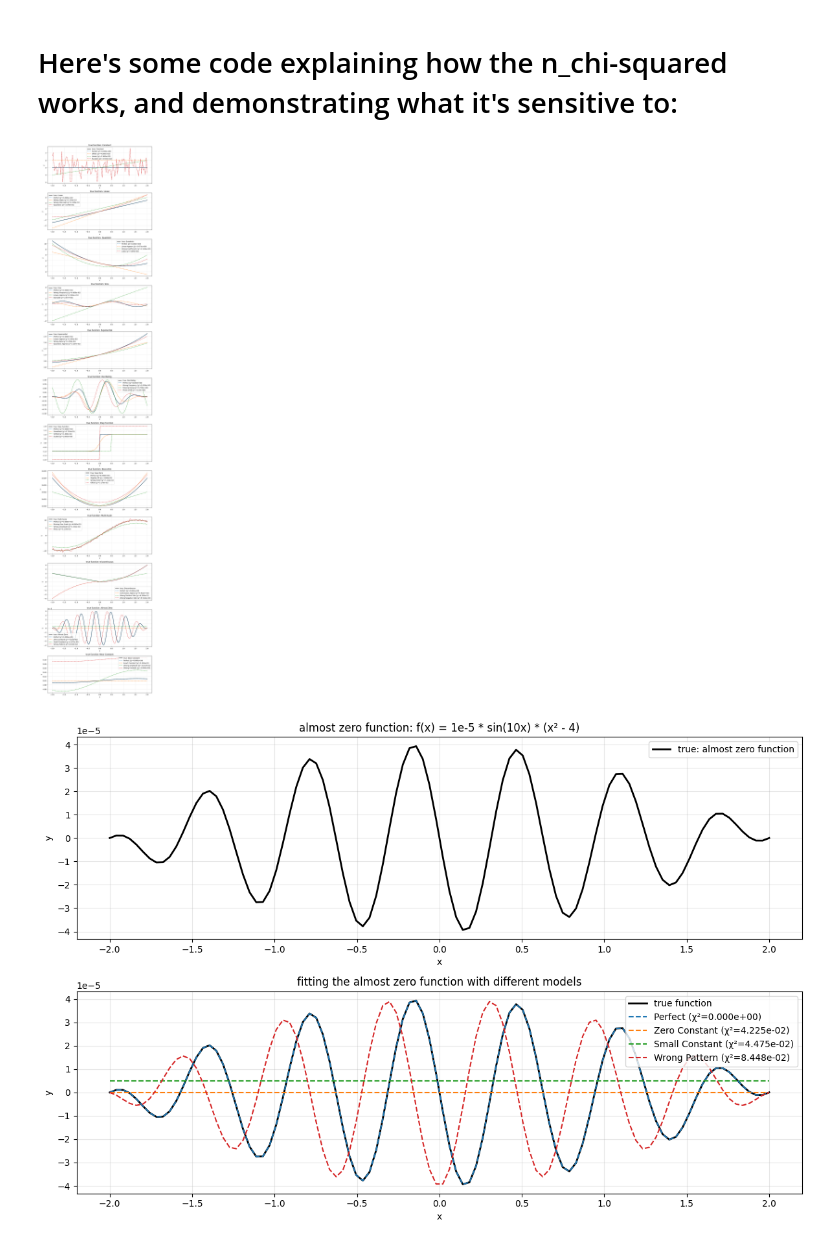
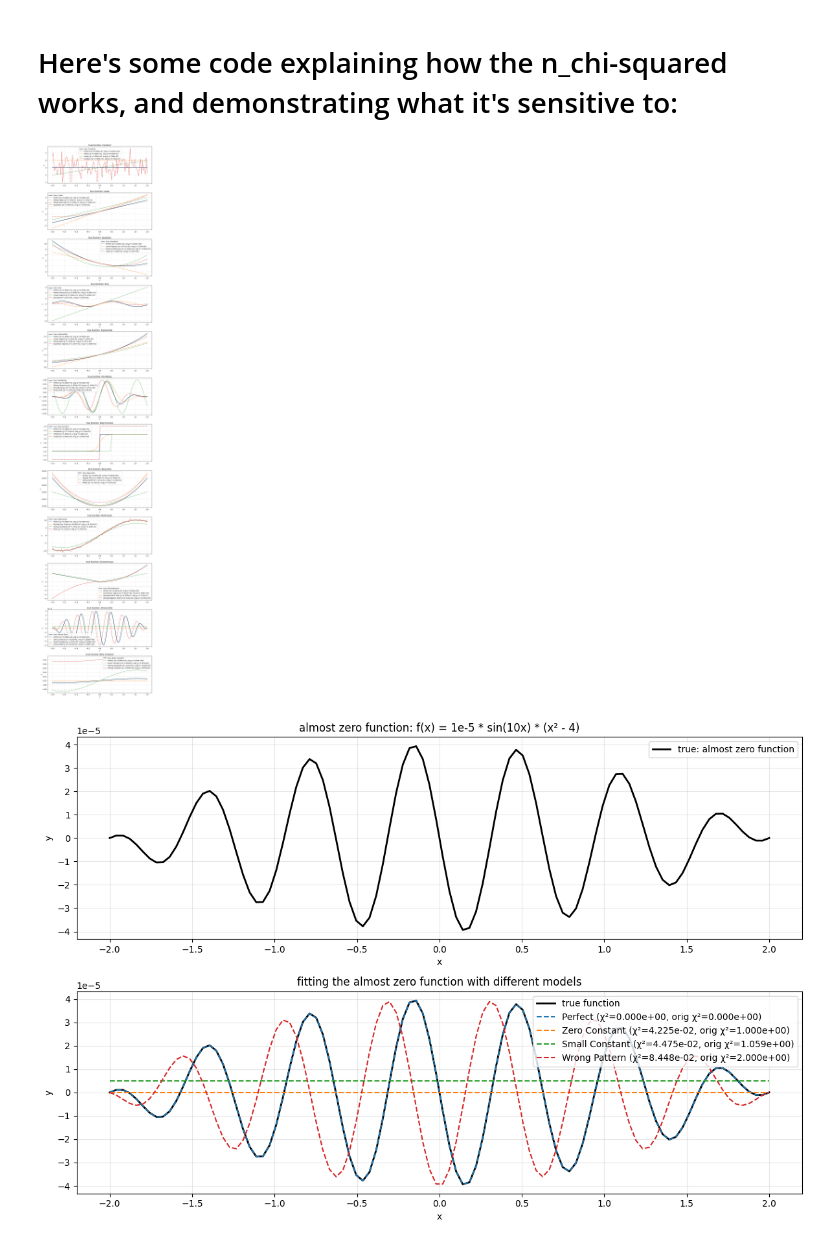
Before and after one commit to harveyThomas4692/llmlex, a Jupyter notebook: Examples/kansr_example.ipynb, the cells around one changed output. Cells and saved outputs as stored; diff of their text form; code cells hidden in the pictures.

```diff
--- a/Examples/kansr_example.ipynb
+++ b/Examples/kansr_example.ipynb
@@ -548,6 +548,20 @@ def get_n_chi_squared_from_predictions(x, y, predictions, alpha=0.01, eps_scale=
     n_chi_squared = jnp.mean((residuals ** 2) / (local_scale ** 2))
 
     return float(n_chi_squared)
+
+def get_original_chi_squared(y, predictions):
+    """
+    Calculate the original chi-squared as mean(residuals^2)/mean(y^2)
+
+    Args:
+        y: Actual target values (1D array)
+        predictions: Predicted values (1D array)
+
+    Returns:
+        float: Original chi-squared value
+    """
+    residuals = y - predictions
+    return jnp.mean(residuals**2) / jnp.mean(y**2)
 
 # Test the function on various true functions and predictions
 x = jnp.linspace(-2, 2, 100)  # Domain [-2, 2]
@@ -669,7 +683,8 @@ for i, (func_name, true_func) in enumerate(true_functions.items()):
     for pred_name, pred_func in predictions[func_name]:
         y_pred = pred_func(x)
         chi2 = get_n_chi_squared_from_predictions(x, y_true, y_pred)
-        ax.plot(x, y_pred, '--', linewidth=1.5, label=f'{pred_name} (χ²={chi2:.3e})')
+        orig_chi2 = get_original_chi_squared(y_true, y_pred)
+        ax.plot(x, y_pred, '--', linewidth=1.5, label=f'{pred_name} (χ²={chi2:.3e}, orig χ²={orig_chi2:.3e})')
 
     ax.set_title(f'true function: {func_name}')
     ax.set_xlabel('x')
@@ -702,7 +717,8 @@ plt.plot(x, y_true, 'k-', linewidth=2, label='true function')
 for pred_name, pred_func in predictions["Almost Zero"]:
     y_pred = pred_func(x)
     chi2 = get_n_chi_squared_from_predictions(x, y_true, y_pred)
-    plt.plot(x, y_pred, '--', linewidth=1.5, label=f'{pred_name} (χ²={chi2:.3e})')
+    orig_chi2 = get_original_chi_squared(y_true, y_pred)
+    plt.plot(x, y_pred, '--', linewidth=1.5, label=f'{pred_name} (χ²={chi2:.3e}, orig χ²={orig_chi2:.3e})')
 
 plt.title('fitting the almost zero function with different models')
 plt.xlabel('x')
@@ -714,16 +730,17 @@ plt.show()
 
 # Print a summary table of chi-squared values
 print("summary of normalized chi-squared values:")
-print("-" * 60)
-print(f"{'true function':<15} | {'prediction':<15} | {'χ²':<10}")
-print("-" * 60)
+print("-" * 80)
+print(f"{'true function':<15} | {'prediction':<15} | {'χ²':<10} | {'orig χ²':<10}")
+print("-" * 80)
 
 for func_name, true_func in true_functions.items():
     y_true = true_func(x)
     for pred_name, pred_func in predictions[func_name]:
         y_pred = pred_func(x)
         chi2 = get_n_chi_squared_from_predictions(x, y_true, y_pred)
-        print(f"{func_name:<15} | {pred_name:<15} | {chi2:<10.3e}")
+        orig_chi2 = get_original_chi_squared(y_true, y_pred)
+        print(f"{func_name:<15} | {pred_name:<15} | {chi2:<10.3e} | {orig_chi2:<10.3e}")
 
 # Demonstrate why this measure is superior to traditional metrics
 print("\nwhy this normalized chi-squared measure is superior:")
@@ -746,10 +763,12 @@ large_mse = jnp.mean((large_y - large_pred_y)**2)
 small_mse = jnp.mean((small_y - small_pred_y)**2)
 large_chi2 = get_n_chi_squared_from_predictions(x, large_y, large_pred_y)
 small_chi2 = get_n_chi_squared_from_predictions(x, small_y, small_pred_y)
+large_orig_chi2 = get_original_chi_squared(large_y, large_pred_y)
+small_orig_chi2 = get_original_chi_squared(small_y, small_pred_y)
 
-print(f"large scale function mse: {large_mse:.3e}, chi²: {large_chi2:.3e}")
-print(f"small scale function mse: {small_mse:.3e}, chi²: {small_chi2:.3e}")
-print(f"mse ratio: {large_mse/small_mse:.3e}, chi² ratio: {large_chi2/small_chi2:.3e}")
+print(f"large scale function mse: {large_mse:.3e}, chi²: {large_chi2:.3e}, orig χ²: {large_orig_chi2:.3e}")
+print(f"small scale function mse: {small_mse:.3e}, chi²: {small_chi2:.3e}, orig χ²: {small_orig_chi2:.3e}")
+print(f"mse ratio: {large_mse/small_mse:.3e}, chi² ratio: {large_chi2/small_chi2:.3e}, orig χ² ratio: {large_orig_chi2/small_orig_chi2:.3e}")
 print("→ our measure correctly identifies that both predictions have similar quality (10% off),")
 print("  while mse is dominated by the function's scale.")
 
@@ -776,38 +795,33 @@ for i in range(len(x_points)):
     rel_err1 = "∞" if y_points[i] == 0 else f"{abs((pred1_points[i] - y_points[i])/max(abs(y_points[i]), 1e-10)):.3f}"
     rel_err2 = "∞" if y_points[i] == 0 else f"{abs((pred2_points[i] - y_points[i])/max(abs(y_points[i]), 1e-10)):.3f}"
     print(f"{x_points[i]:<8.3f} | {y_points[i]:<8.3f} | {pred1_points[i]:<8.3f} | {rel_err1:<8} | {pred2_points[i]:<8.3f} | {rel_err2:<8}")
 
 chi2_pred1 = get_n_chi_squared_from_predictions(x, zero_y, zero_pred1_y)
 chi2_pred2 = get_n_chi_squared_from_predictions(x, zero_y, zero_pred2_y)
 print(f"Constant offset Chi²: {chi2_pred1:.3e}")
 print(f"Proportional error Chi²: {chi2_pred2:.3e}")
 print("→ Our measure handles zero-crossings gracefully without infinite relative errors")
 
 # Case 3: Robustness to outliers
 print("\n3. Robustness to Outliers:")
 base_func = lambda x: x**2
 outlier_pred = lambda x: x**2 + jnp.where(jnp.abs(x) > 1.9, 10.0, 0.0)  # large error at edges
 uniform_error_pred = lambda x: x**2 * 1.2  # 20% error everywhere
 
 base_y = base_func(x)
 outlier_y = outlier_pred(x)
 uniform_y = uniform_error_pred(x)
 
 mse_outlier = jnp.mean((base_y - outlier_y)**2)
 mse_uniform = jnp.mean((base_y - uniform_y)**2)
 chi2_outlier = get_n_chi_squared_from_predictions(x, base_y, outlier_y)
 chi2_uniform = get_n_chi_squared_from_predictions(x, base_y, uniform_y)
 
 print(f"Outlier errors MSE: {mse_outlier:.3e}, Chi²: {chi2_outlier:.3e}")
 print(f"Uniform 20% error MSE: {mse_uniform:.3e}, Chi²: {chi2_uniform:.3e}")
 print("→ Our measure is less sensitive to a few extreme outliers compared to MSE")
 print("  while still penalizing systematic errors appropriately")
-
-print("\nConclusion: This normalized chi-squared measure provides a robust, scale-invariant")
-print("metric that works well across diverse function types, handles near-zero values")
-print("gracefully, and is reasonably robust to outliers - making it ideal for symbolic")
-print("regression quality assessment.")
 # %% [output]
-[figure, old version]
+[figure, new version]
-[figure, old version]
+[figure, new version]
 summary of normalized chi-squared values:
```
Also changed, not shown: parts of 1 cell of this notebook.
